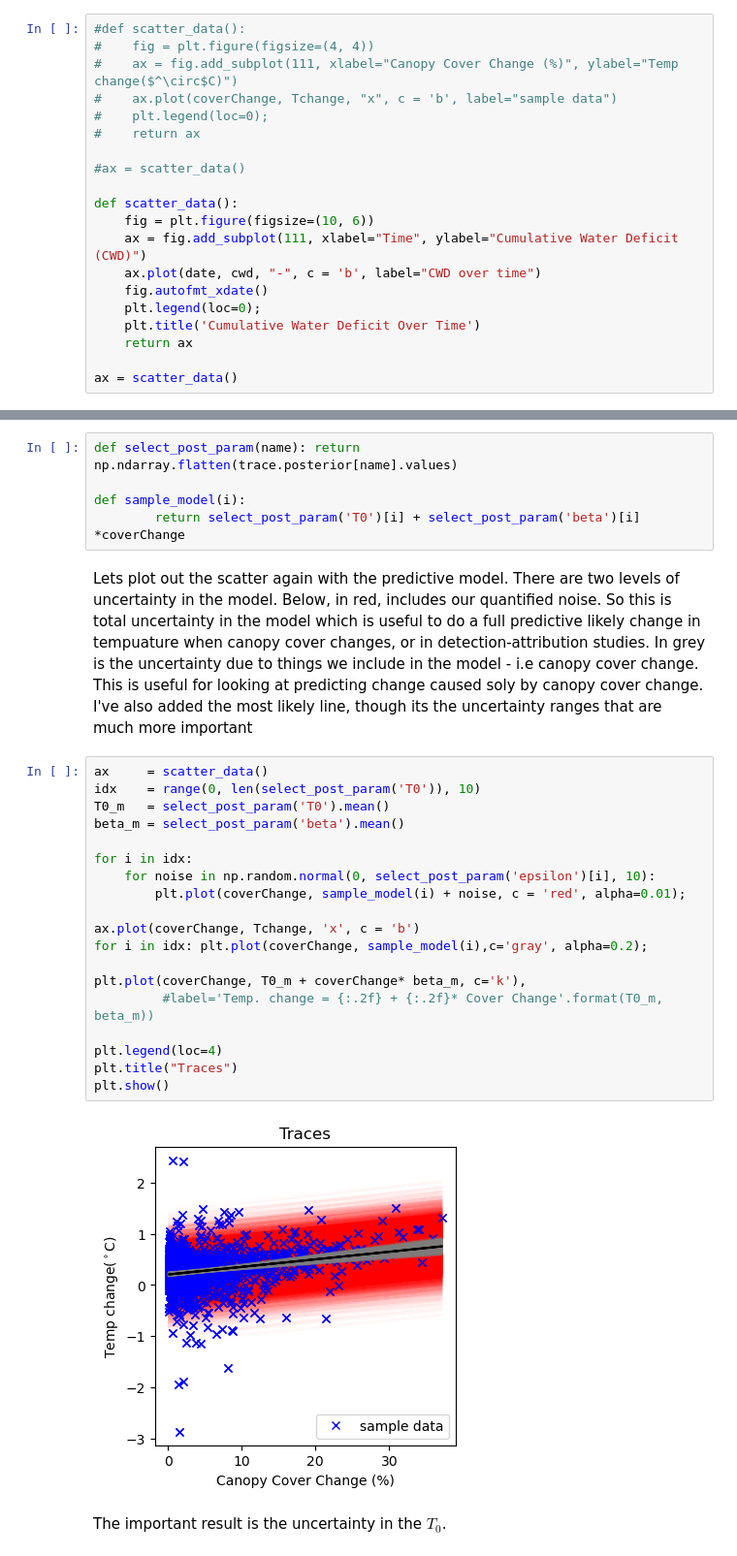
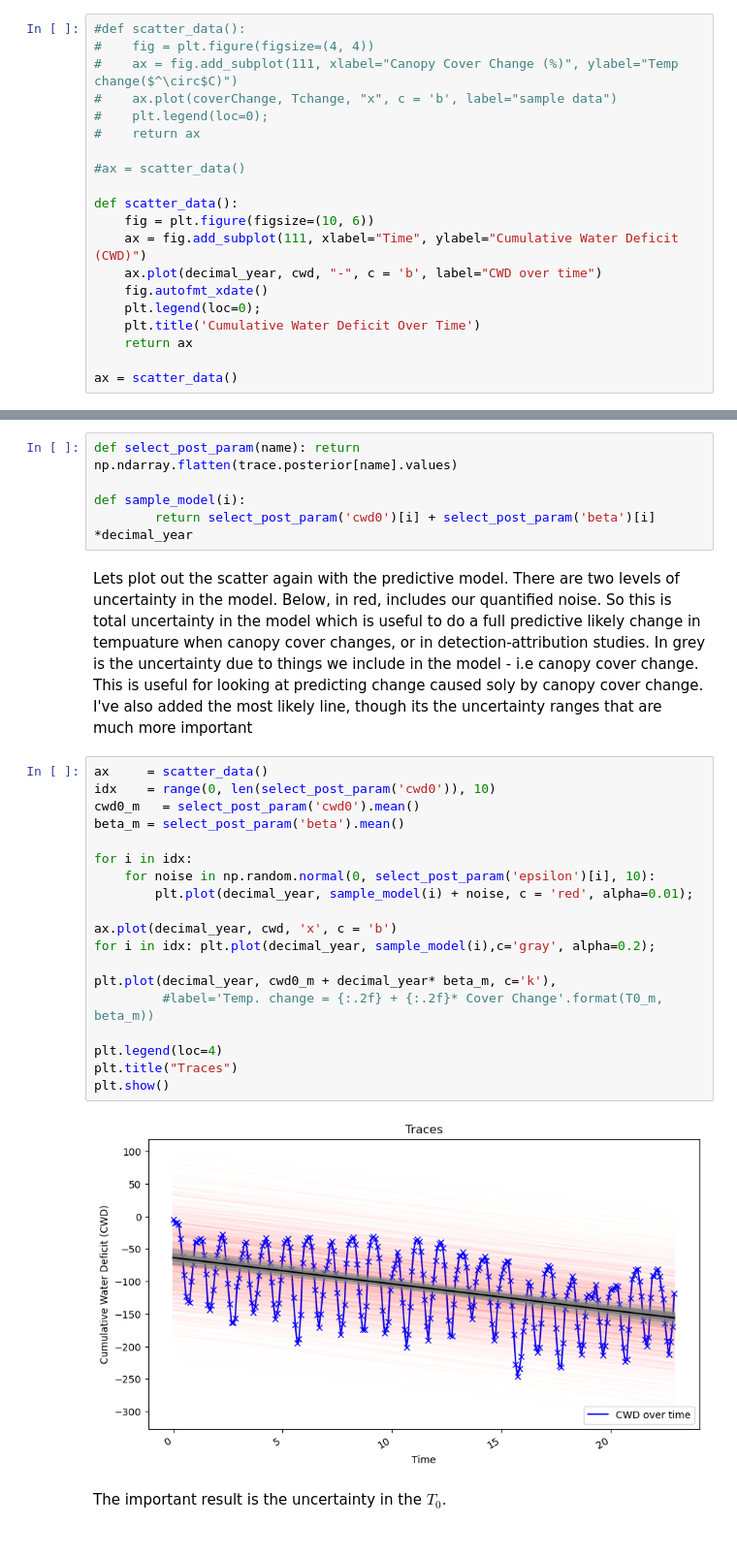
Before and after one commit to igorjose-ferreira/deforest_Temp_coupling, a Jupyter notebook: linear_reg_example.ipynb, the cells around one changed output, grey strips where cells are left out. Shown: that part at 97% size. Saved outputs shown, nothing was run; the diff lists cells and outputs as text.

Commit message:
optimizing and plot cwd timeseries

```diff
--- a/linear_reg_example.ipynb
+++ b/linear_reg_example.ipynb
@@ -57,7 +81,7 @@ Name: Data, Length: 276, dtype: datetime64[ns]
 def scatter_data():
     fig = plt.figure(figsize=(10, 6))
     ax = fig.add_subplot(111, xlabel="Time", ylabel="Cumulative Water Deficit (CWD)")
-    ax.plot(date, cwd, "-", c = 'b', label="CWD over time")
+    ax.plot(decimal_year, cwd, "-", c = 'b', label="CWD over time")
     fig.autofmt_xdate()
     plt.legend(loc=0);
     plt.title('Cumulative Water Deficit Over Time')
@@ -199,30 +201,30 @@ First off (and again, something that is probably more easily done in `pymc` or `
 def select_post_param(name): return np.ndarray.flatten(trace.posterior[name].values)
 
 def sample_model(i):
-        return select_post_param('T0')[i] + select_post_param('beta')[i] *coverChange
+        return select_post_param('cwd0')[i] + select_post_param('beta')[i] *decimal_year
 # %% [markdown]
 Lets plot out the scatter again with the predictive model. There are two levels of uncertainty in the model. Below, in red, includes our quantified noise. So this is total uncertainty in the model which is useful to do a full predictive likely change in tempuature when canopy cover changes, or in detection-attribution studies. In grey is the uncertainty due to things we include in the model - i.e canopy cover change. This is useful for looking at predicting change caused soly by canopy cover change. I've also added the most likely line, though its the uncertainty ranges that are much more important
 # %%
 ax     = scatter_data()
-idx    = range(0, len(select_post_param('T0')), 10)
-T0_m   = select_post_param('T0').mean()
+idx    = range(0, len(select_post_param('cwd0')), 10)
+cwd0_m   = select_post_param('cwd0').mean()
 beta_m = select_post_param('beta').mean()
 
 for i in idx:
     for noise in np.random.normal(0, select_post_param('epsilon')[i], 10):
-        plt.plot(coverChange, sample_model(i) + noise, c = 'red', alpha=0.01);
+        plt.plot(decimal_year, sample_model(i) + noise, c = 'red', alpha=0.01);
 
-ax.plot(coverChange, Tchange, 'x', c = 'b')
-for i in idx: plt.plot(coverChange, sample_model(i),c='gray', alpha=0.2);
+ax.plot(decimal_year, cwd, 'x', c = 'b')
+for i in idx: plt.plot(decimal_year, sample_model(i),c='gray', alpha=0.2);
 
-plt.plot(coverChange, T0_m + coverChange* beta_m, c='k'),
+plt.plot(decimal_year, cwd0_m + decimal_year* beta_m, c='k'),
          #label='Temp. change = {:.2f} + {:.2f}* Cover Change'.format(T0_m, beta_m))
 
 plt.legend(loc=4)
 plt.title("Traces")
 plt.show()
 # %% [output]
-[figure, old version]
+[figure, new version]
 # %% [markdown]
 The important result is the uncertainty in the $T_0$.
 # %%
```
Also changed, not shown: parts of 6 cells of this notebook.
